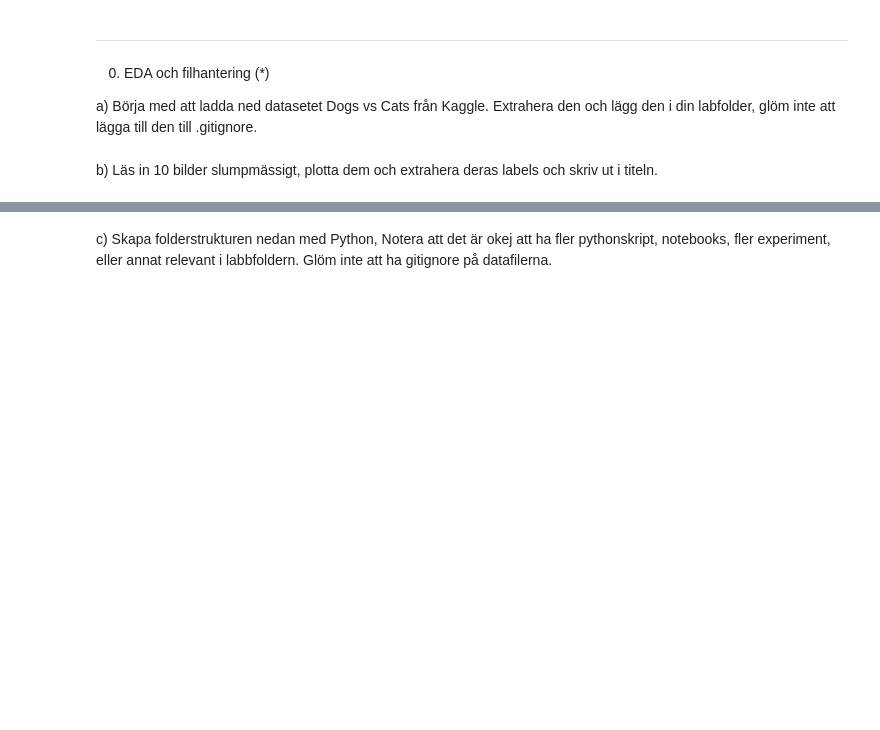
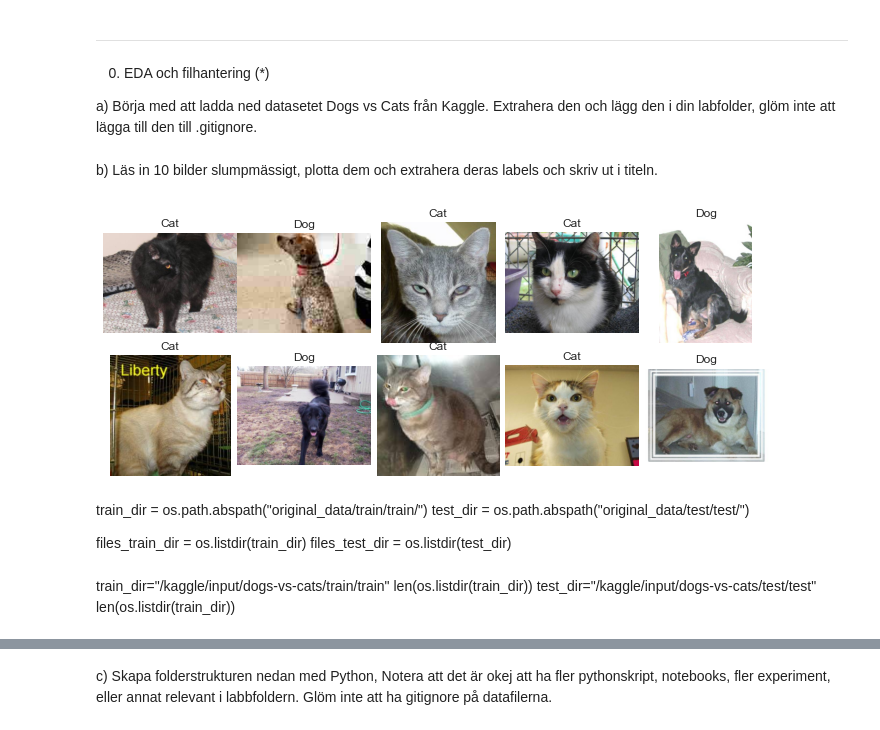
Before and after one commit to yuna-liu/deep-learning-Yuna-Liu, a Jupyter notebook: Lab1/lab.ipynb, the cells around one changed output, grey strips where cells are left out. Saved outputs shown, nothing was run; the diff lists cells and outputs as text; code cells hidden in the pictures; blank space fills up the shorter version.

Commit message:
display ten random images

```diff
--- a/Lab1/lab.ipynb
+++ b/Lab1/lab.ipynb
@@ -21,5 +21,60 @@ import matplotlib.pyplot as plt
 import cv2
 import random
 import os
+
+plt.style.use("seaborn-white")
 # %% [markdown]
 b) Läs in 10 bilder slumpmässigt, plotta dem och extrahera deras labels och skriv ut i titeln.
+# %%
+# plot dog photos from the dogs vs cats dataset
+import matplotlib.pyplot as plt
+import random
+from matplotlib.image import imread
+# define location of dataset
+folder = 'original_data/train/train/'
+
+def display_images(n_of_images=10, nrows = 2, ncols = 5, figsize = (12,4)):
+    images = []
+	# generate a list of ten random labels among 'cat', and 'dog'
+	# generate a list of ten random numbers
+	# these ten labels+numbers pick ten random images saved in images list
+    labels = [random.choice(["cat", "dog"]) for i in range(n_of_images)]
+    numbers = random.sample(range(12500), n_of_images)
+
+
+	# randomly pick ten images according to randomly picked labels and numbers
+    for label, number in zip(labels, numbers):
+		# define filename
+        filename = folder + label + '.' + str(number) + '.jpg'
+		# load image pixels
+        image = imread(filename)
+		# save the image to images list
+        images.append(image)
+
+    fig, axes = plt.subplots(nrows, ncols, figsize = figsize)
+
+    for i, ax, label in zip(range(n_of_images), axes.flatten(), labels):
+        ax.imshow(images[i])
+        ax.axis("off")
+        if label == "cat":
+            ax.set(title="Cat")
+        else:
+            ax.set(title="Dog")
+
+    fig.subplots_adjust(wspace=0, hspace=.1, bottom=0)
+# %%
+display_images()
+# %% [output]
+[figure, added]
+# %% [markdown]
+train_dir = os.path.abspath("original_data/train/train/")
+test_dir = os.path.abspath("original_data/test/test/")
+
+
+files_train_dir = os.listdir(train_dir)
+files_test_dir = os.listdir(test_dir)
+# %% [markdown]
+train_dir="/kaggle/input/dogs-vs-cats/train/train"
+len(os.listdir(train_dir))
+test_dir="/kaggle/input/dogs-vs-cats/test/test"
+len(os.listdir(train_dir))
```
Also changed, not shown: parts of 3 cells of this notebook, 1 other file.
